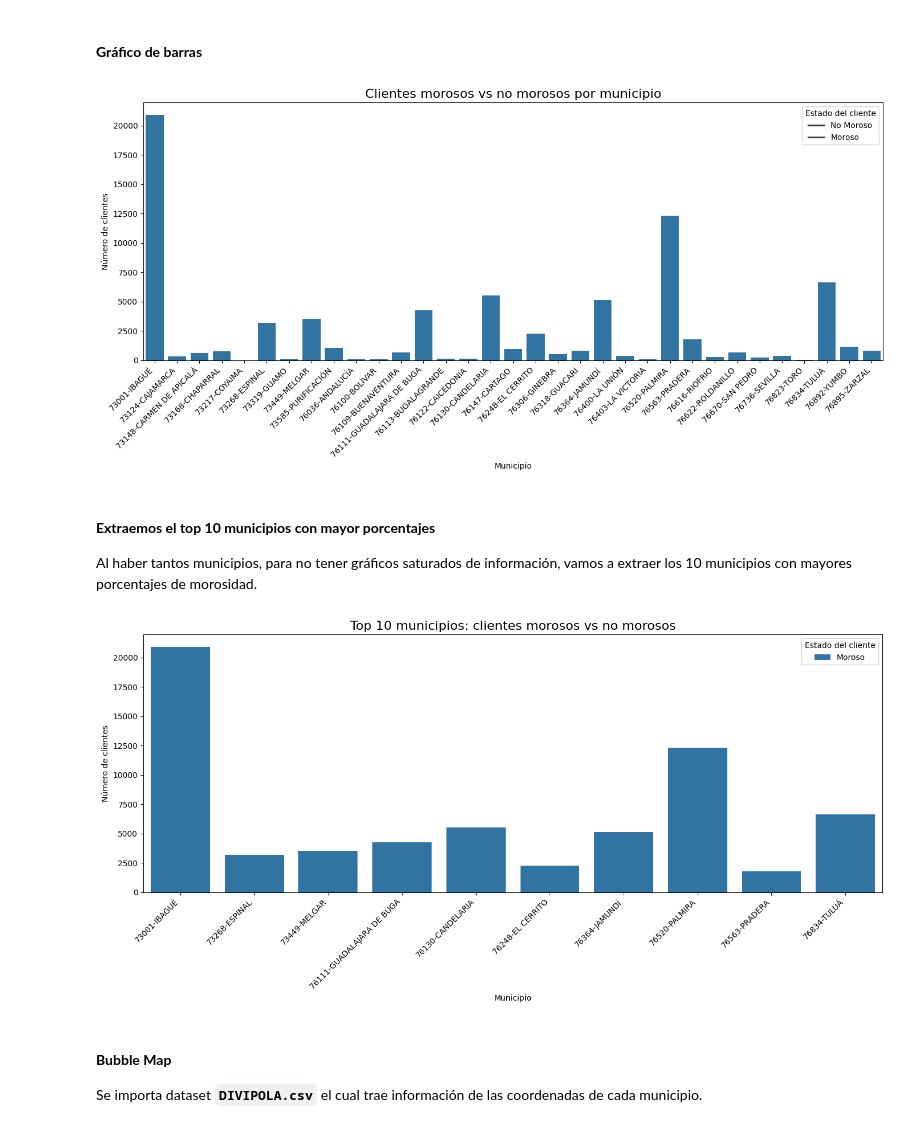
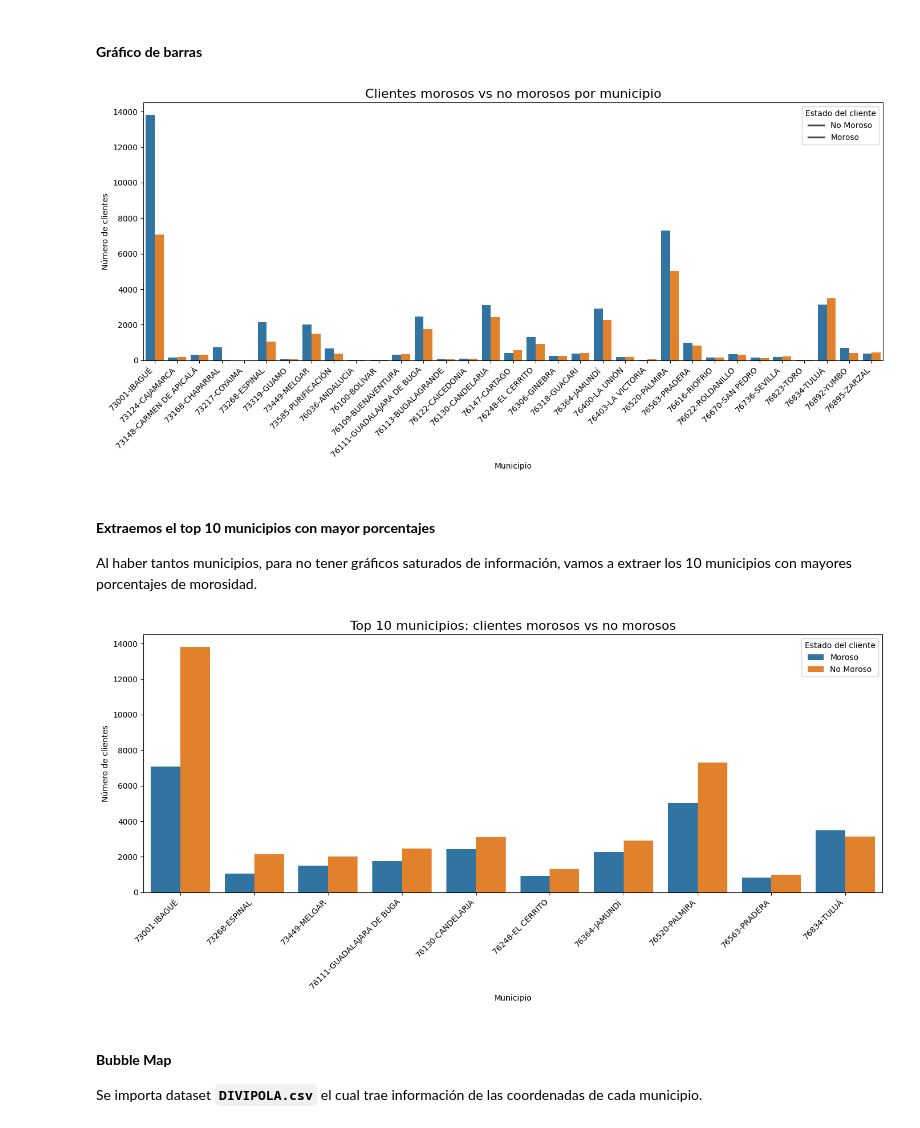
Before and after one commit to Joules17/EDA-Univariado, a Jupyter notebook: Bivariado.ipynb, the cells around one changed output. Cells and saved outputs as stored; diff of their text form; code cells hidden in the pictures.

Commit message:
gráficos de barras

```diff
--- a/Bivariado.ipynb
+++ b/Bivariado.ipynb
@@ -178,8 +178,7 @@ P-value: 0.000000
 # %% [markdown]
 #### **Gráfico de barras**
 # %%
-
-# Agrupar por municipio y estado de morosidadmunicipio_morosidad = df.groupby(['MUNICIPIO', 'ES_MOROSO']).size().reset_index(name='count')
+municipio_morosidad = df.groupby(['MUNICIPIO', 'ES_MOROSO']).size().reset_index(name='count')
 
 # Gráfico de barras
 plt.figure(figsize=(14,7))
@@ -193,7 +192,7 @@ plt.legend(title="Estado del cliente", labels=["No Moroso", "Moroso"])
 plt.tight_layout()
 plt.show()
 # %% [output]
-[figure, old version]
+[figure, new version]
 # %% [markdown]
 #### **Extraemos el top 10 municipios con mayor porcentajes**
 Al haber tantos municipios, para no tener gráficos saturados de información, vamos a extraer los 10 municipios con mayores porcentajes de morosidad.
@@ -207,40 +206,35 @@ top_municipios_morosidad = df.groupby('MUNICIPIO').agg(
 top_municipios_morosidad['PORCENTAJE_MOROSIDAD'] = top_municipios_morosidad['PORCENTAJE_MOROSIDAD'] * 100
 top_10_morosos = top_municipios_morosidad.nlargest(10, 'TOTAL_MOROSOS')
 # %%
-## cambiar
 df = pd.read_csv("./data/dataset_deudamorosa.csv", sep=';')
 
-df['ES_MOROSO'] = df['DEUDA'].apply(lambda x: 1 if x > 0 else 0)
+df['ES_MOROSO'] = df['ANTIGUEDAD_SALDO'].apply(lambda x: 1 if x > 2 else 0)
 
 top_municipios_morosidad = df.groupby('MUNICIPIO').agg(
     TOTAL_CLIENTES=('ES_MOROSO', 'count'),
     TOTAL_MOROSOS=('ES_MOROSO', 'sum'),
     PORCENTAJE_MOROSIDAD=('ES_MOROSO', 'mean')
 ).reset_index()
 
 top_municipios_morosidad['PORCENTAJE_MOROSIDAD'] *= 100
-
 top_10_morosos = top_municipios_morosidad.nlargest(10, 'TOTAL_MOROSOS')
-
 df_top10 = df[df['MUNICIPIO'].isin(top_10_morosos['MUNICIPIO'])].copy()
-
-df_top10['MOROSO'] = df_top10['ES_MOROSO'].apply(lambda x: 'Moroso' if x == 1 else 'No Moroso')
-
+df_top10['MOROSO'] = df_top10['ES_MOROSO'].map({1: 'Moroso', 0: 'No Moroso'})
 municipio_morosidad_top10 = df_top10.groupby(['MUNICIPIO', 'MOROSO']).size().reset_index(name='count')
 
-# Creamos gráfico de barras
+# Gráfico de barras
 plt.figure(figsize=(14,7))
 sns.barplot(data=municipio_morosidad_top10, x='MUNICIPIO', y='count', hue='MOROSO')
 
 plt.title("Top 10 municipios: clientes morosos vs no morosos", fontsize=16)
 plt.xlabel("Municipio")
 plt.ylabel("Número de clientes")
 plt.xticks(rotation=45, ha='right')
 plt.legend(title="Estado del cliente")
 plt.tight_layout()
 plt.show()
 # %% [output]
-[figure, old version]
+[figure, new version]
 # %% [markdown]
 #### **Bubble Map**
 Se importa dataset **`DIVIPOLA.csv`** el cual trae información de las coordenadas de cada municipio.
```
